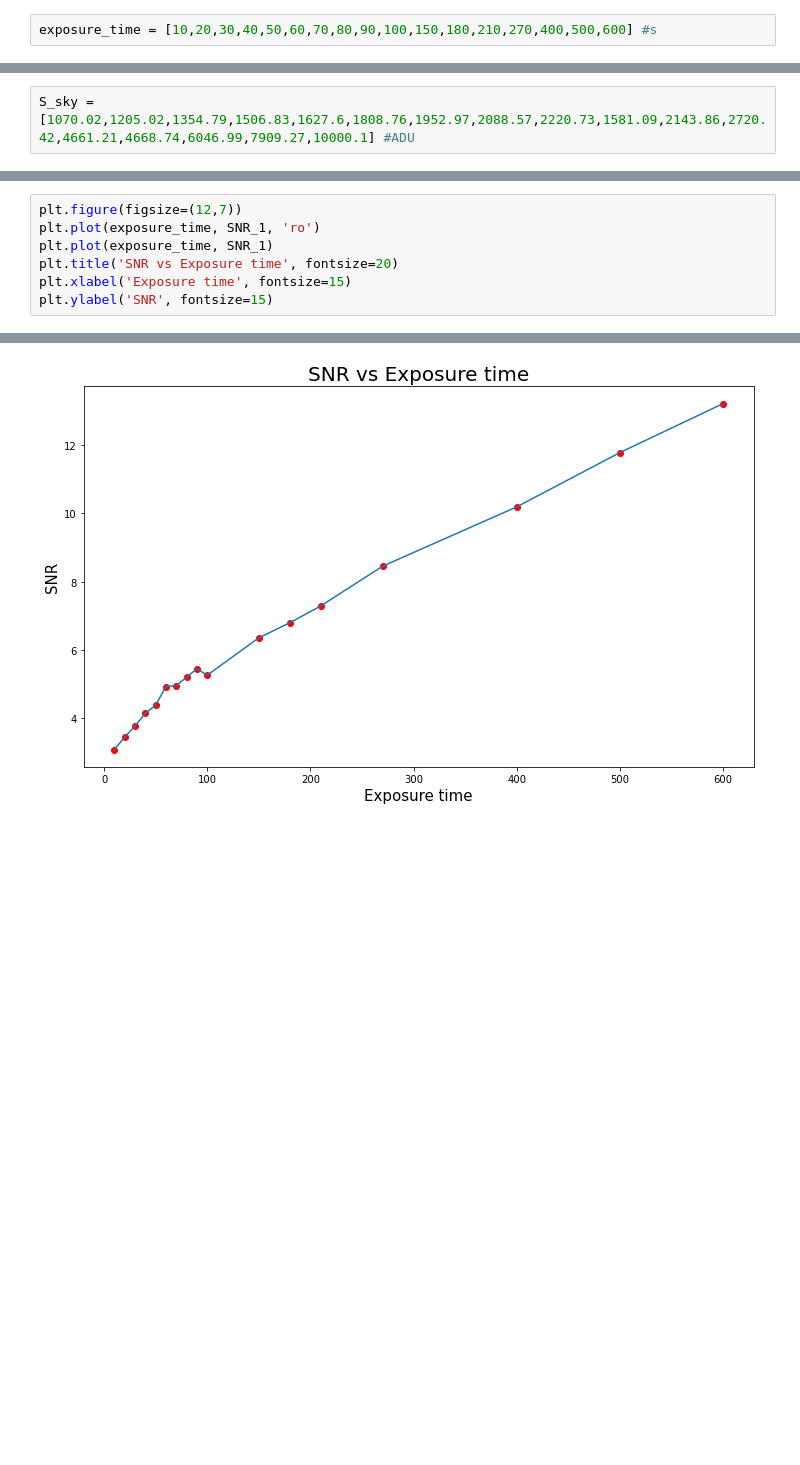
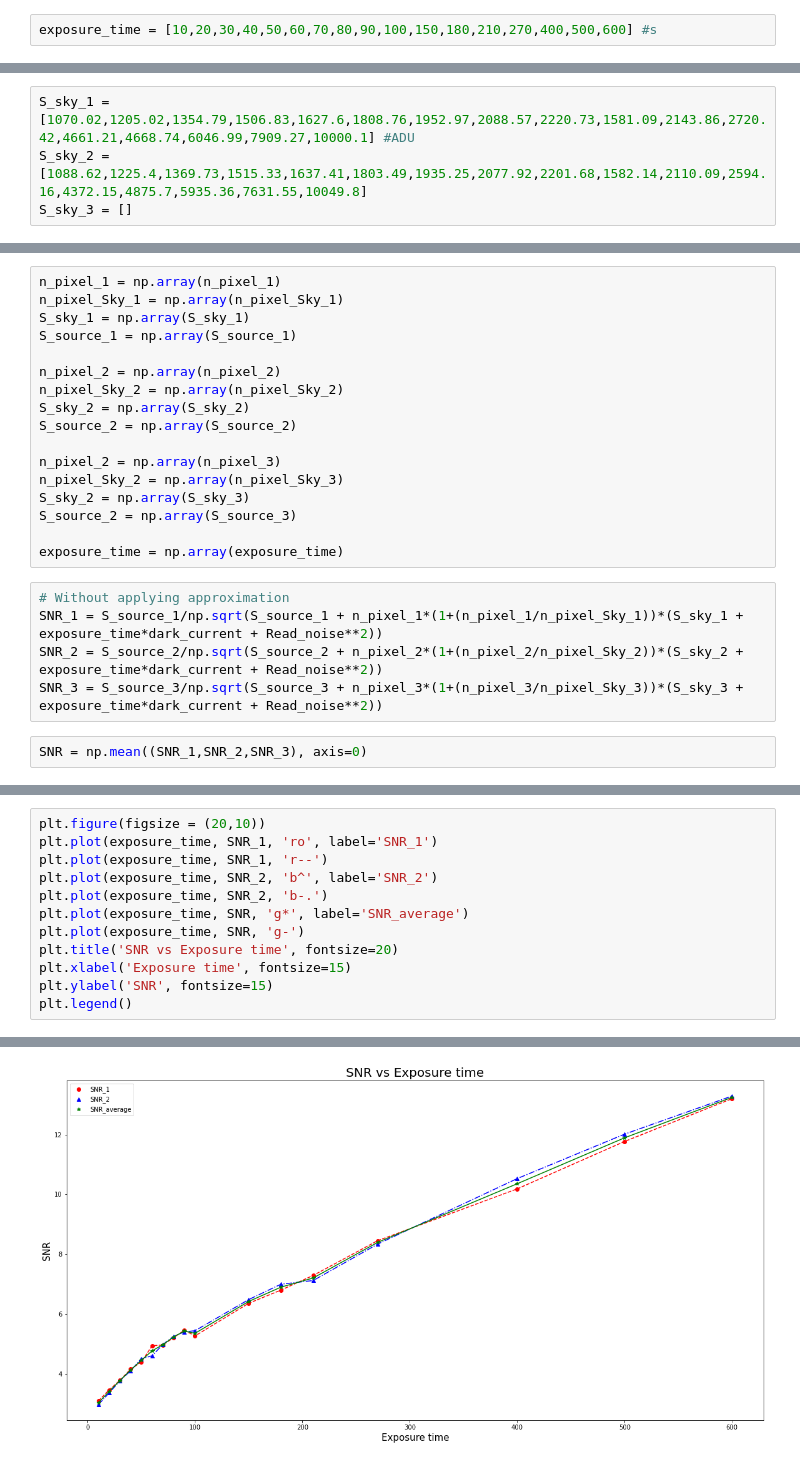
Before and after one commit to halehhajizadeh/SNR-and-Exposure, a Jupyter notebook: SNR_Exposure.ipynb, the cells around one changed output, grey strips where cells are left out. Saved outputs shown, nothing was run; the diff lists cells and outputs as text; blank space fills up the shorter version.

```diff
--- a/SNR_Exposure.ipynb
+++ b/SNR_Exposure.ipynb
@@ -15,2 +21,4 @@ n_pixel_Sky = [483,480,471,479,481,474,476,480,472,479,475,471,468,474,473,477,4
 # %%
-S_sky = [1070.02,1205.02,1354.79,1506.83,1627.6,1808.76,1952.97,2088.57,2220.73,1581.09,2143.86,2720.42,4661.21,4668.74,6046.99,7909.27,10000.1] #ADU
+S_sky_1 = [1070.02,1205.02,1354.79,1506.83,1627.6,1808.76,1952.97,2088.57,2220.73,1581.09,2143.86,2720.42,4661.21,4668.74,6046.99,7909.27,10000.1] #ADU
+S_sky_2 = [1088.62,1225.4,1369.73,1515.33,1637.41,1803.49,1935.25,2077.92,2201.68,1582.14,2110.09,2594.16,4372.15,4875.7,5935.36,7631.55,10049.8]
+S_sky_3 = []
@@ -42,0 +25,24 @@ array([ 3.38363227,  3.77922544,  4.14501661,  4.53932168,  4.8028116 ,
+# %%
+n_pixel_1 = np.array(n_pixel_1)
+n_pixel_Sky_1 = np.array(n_pixel_Sky_1)
+S_sky_1 = np.array(S_sky_1)
+S_source_1 = np.array(S_source_1)
+
+n_pixel_2 = np.array(n_pixel_2)
+n_pixel_Sky_2 = np.array(n_pixel_Sky_2)
+S_sky_2 = np.array(S_sky_2)
+S_source_2 = np.array(S_source_2)
+
+n_pixel_2 = np.array(n_pixel_3)
+n_pixel_Sky_2 = np.array(n_pixel_Sky_3)
+S_sky_2 = np.array(S_sky_3)
+S_source_2 = np.array(S_source_3)
+
+exposure_time = np.array(exposure_time)
+# %%
+# Without applying approximation
+SNR_1 = S_source_1/np.sqrt(S_source_1 + n_pixel_1*(1+(n_pixel_1/n_pixel_Sky_1))*(S_sky_1 + exposure_time*dark_current + Read_noise**2))
+SNR_2 = S_source_2/np.sqrt(S_source_2 + n_pixel_2*(1+(n_pixel_2/n_pixel_Sky_2))*(S_sky_2 + exposure_time*dark_current + Read_noise**2))
+SNR_3 = S_source_3/np.sqrt(S_source_3 + n_pixel_3*(1+(n_pixel_3/n_pixel_Sky_3))*(S_sky_3 + exposure_time*dark_current + Read_noise**2))
+# %%
+SNR = np.mean((SNR_1,SNR_2,SNR_3), axis=0)
@@ -43,8 +64,13 @@ array([ 3.38363227,  3.77922544,  4.14501661,  4.53932168,  4.8028116 ,
 # %%
-plt.figure(figsize=(12,7))
-plt.plot(exposure_time, SNR_1, 'ro')
-plt.plot(exposure_time, SNR_1)
+plt.figure(figsize = (20,10))
+plt.plot(exposure_time, SNR_1, 'ro', label='SNR_1')
+plt.plot(exposure_time, SNR_1, 'r--')
+plt.plot(exposure_time, SNR_2, 'b^', label='SNR_2')
+plt.plot(exposure_time, SNR_2, 'b-.')
+plt.plot(exposure_time, SNR, 'g*', label='SNR_average')
+plt.plot(exposure_time, SNR, 'g-')
 plt.title('SNR vs Exposure time', fontsize=20)
 plt.xlabel('Exposure time', fontsize=15)
 plt.ylabel('SNR', fontsize=15)
+plt.legend()
 # %% [output]
@@ -52 +78 @@ Text(0, 0.5, 'SNR')
-[figure, old version]
+[figure, new version]
```
Also changed, not shown: parts of 12 cells of this notebook.
